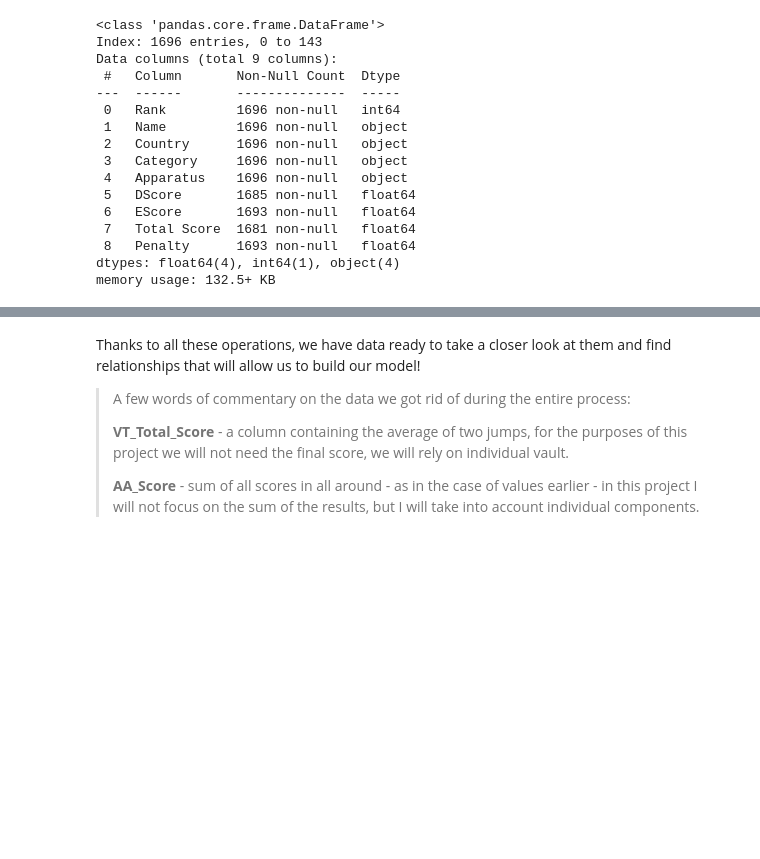
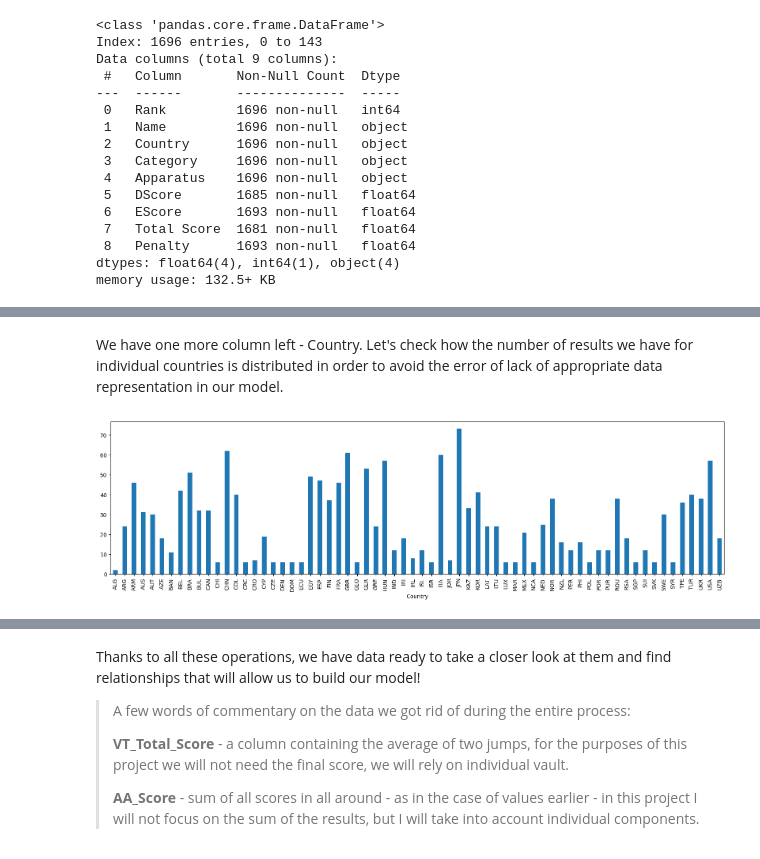
Before and after one commit to Asturn15/Gymnastics-on-GitHub, a Jupyter notebook: Project 5 - ML model in Python/Notebook project.ipynb, the cells around one changed output, grey strips where cells are left out. Drawn from its saved outputs; the diff is of its cells as text; code cells hidden in the pictures; blank space fills up the shorter version.

```diff
--- a/Project 5 - ML model in Python/Notebook project.ipynb
+++ b/Project 5 - ML model in Python/Notebook project.ipynb
@@ -495,0 +503,13 @@ memory usage: 104.4+ KB
+# %%
+# Creating a column based on which players will be classified appropriately
+training_df['Rank Score'] = training_df['Total Score'].add(training_df['EScore'].mul(0.01)).add(training_df['DScore'].mul(0.001))
+
+# Create a column with rank based on group - Category first and Apparatus second - for every category
+training_df['Rank'] = training_df.groupby(['Category', 'Apparatus'])['Rank Score'].rank(ascending=False, method='dense').astype(int)
+
+# Fast check results
+print(training_df.loc[
+    # example columns
+    training_df['Category']=='senior'
+    # sort to easy check
+    ].sort_values(by=['Rank']).to_string())
@@ -495,0 +536,18 @@ memory usage: 104.4+ KB
+# %%
+# Change string to numbers
+training_df.replace({"junior": 0, "senior": 1,"FX":1,"PH":2,"SR":3,"VT":4,"PB":5,"HB":6}, inplace=True)
+# %% [markdown]
+
+We have one more column left - Country. Let's check how the number of results we have for individual countries is distributed in order to avoid the error of lack of appropriate data representation in our model.
+# %%
+# dataframe with countries data
+country_list = training_df[['Country']].groupby(training_df['Country']).count()
+
+# change column name
+country_list.columns = ['Sum of results']
+country_list.reset_index(inplace=True)
+
+# plot simply chart to better visualize problem
+country_chart = country_list.plot(x = 'Country', y = 'Sum of results', kind='bar', legend = False, figsize=(20,5))
+# %% [output]
+[figure, added]
```
Also changed, not shown: parts of 12 cells of this notebook.
